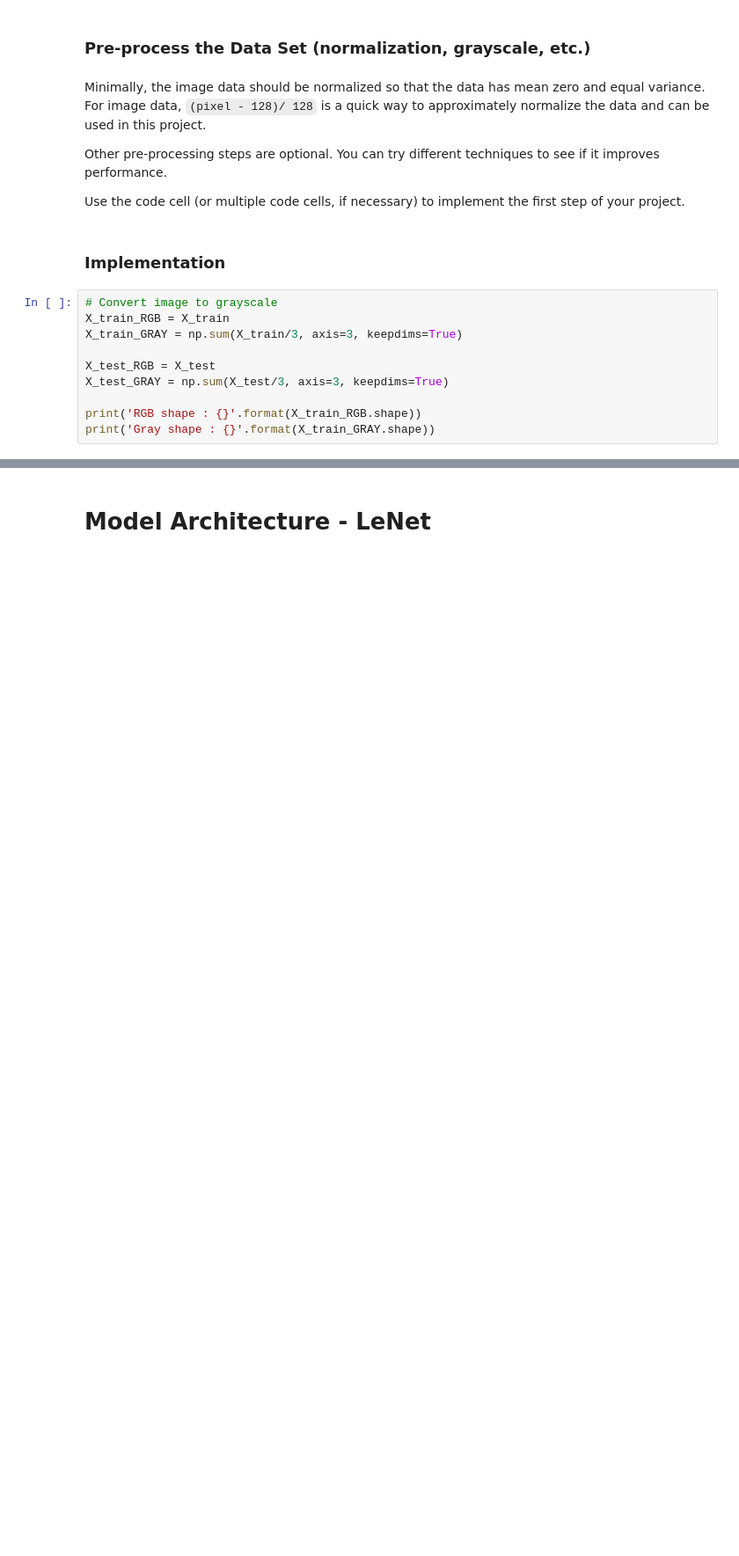
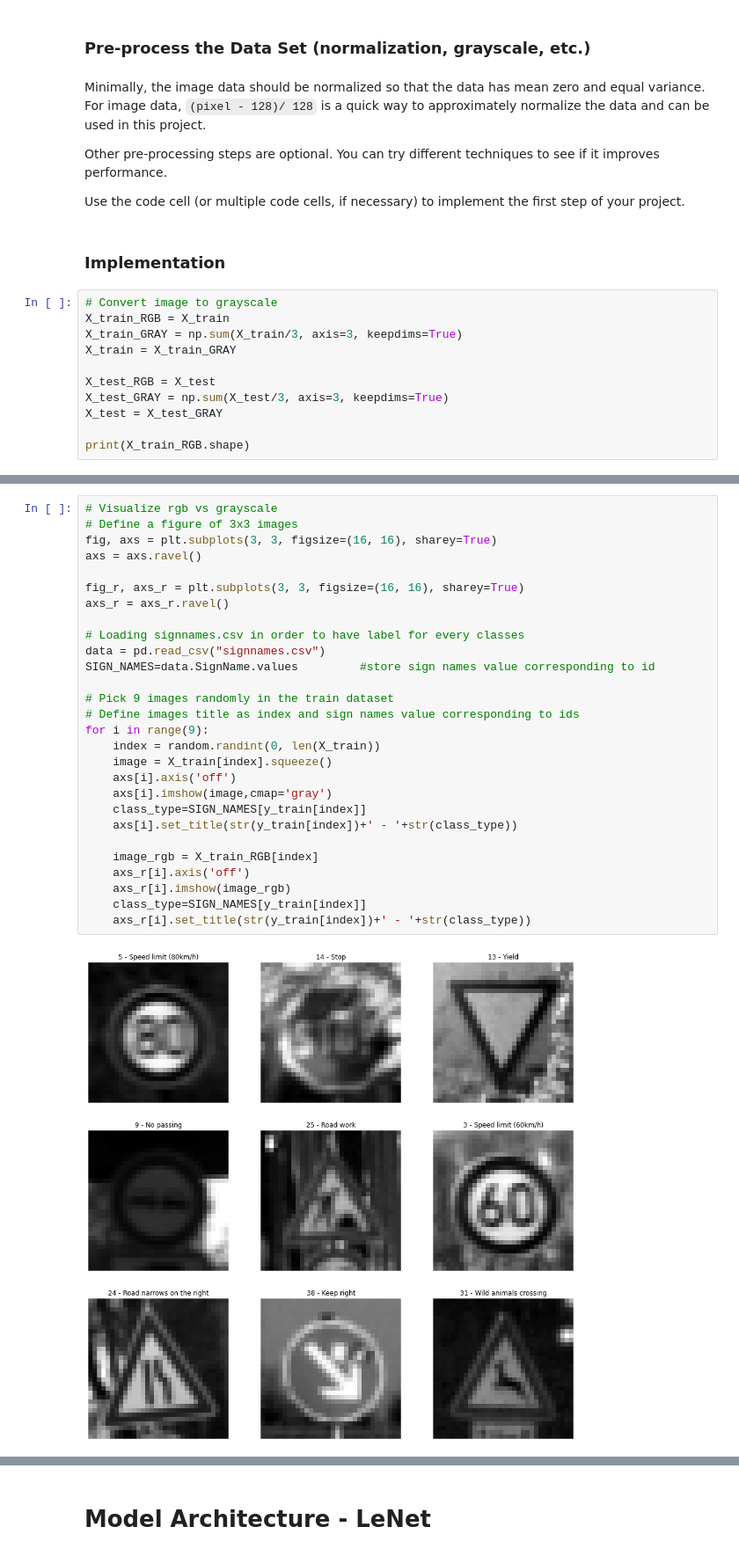
Before and after one commit to Dynaa/traffic-sign-classifier, a Jupyter notebook: Traffic_Sign_Classifier.ipynb, the cells around one changed output, grey strips where cells are left out. Shown at 88% size. Cells and saved outputs as stored; diff of their text form; blank space fills up the shorter version.

```diff
--- a/Traffic_Sign_Classifier.ipynb
+++ b/Traffic_Sign_Classifier.ipynb
@@ -209,10 +228,11 @@ Use the code cell (or multiple code cells, if necessary) to implement the first
 # Convert image to grayscale
 X_train_RGB = X_train
 X_train_GRAY = np.sum(X_train/3, axis=3, keepdims=True)
+X_train = X_train_GRAY
 
 X_test_RGB = X_test
 X_test_GRAY = np.sum(X_test/3, axis=3, keepdims=True)
+X_test = X_test_GRAY
 
-print('RGB shape : {}'.format(X_train_RGB.shape))
-print('Gray shape : {}'.format(X_train_GRAY.shape))
+print(X_train_RGB.shape)
 # %% [output]
@@ -222,0 +240,30 @@ Gray shape : (34799, 32, 32, 1)
+# %%
+# Visualize rgb vs grayscale
+# Define a figure of 3x3 images
+fig, axs = plt.subplots(3, 3, figsize=(16, 16), sharey=True)
+axs = axs.ravel()
+
+fig_r, axs_r = plt.subplots(3, 3, figsize=(16, 16), sharey=True)
+axs_r = axs_r.ravel()
+
+# Loading signnames.csv in order to have label for every classes
+data = pd.read_csv("signnames.csv")
+SIGN_NAMES=data.SignName.values         #store sign names value corresponding to id
+
+# Pick 9 images randomly in the train dataset
+# Define images title as index and sign names value corresponding to ids
+for i in range(9):
+    index = random.randint(0, len(X_train))
+    image = X_train[index].squeeze()
+    axs[i].axis('off')
+    axs[i].imshow(image,cmap='gray')
+    class_type=SIGN_NAMES[y_train[index]]
+    axs[i].set_title(str(y_train[index])+' - '+str(class_type))
+
+    image_rgb = X_train_RGB[index]
+    axs_r[i].axis('off')
+    axs_r[i].imshow(image_rgb)
+    class_type=SIGN_NAMES[y_train[index]]
+    axs_r[i].set_title(str(y_train[index])+' - '+str(class_type))
+# %% [output]
+[figure, added]
```
Also changed, not shown: parts of 22 cells of this notebook, 1 other file.
